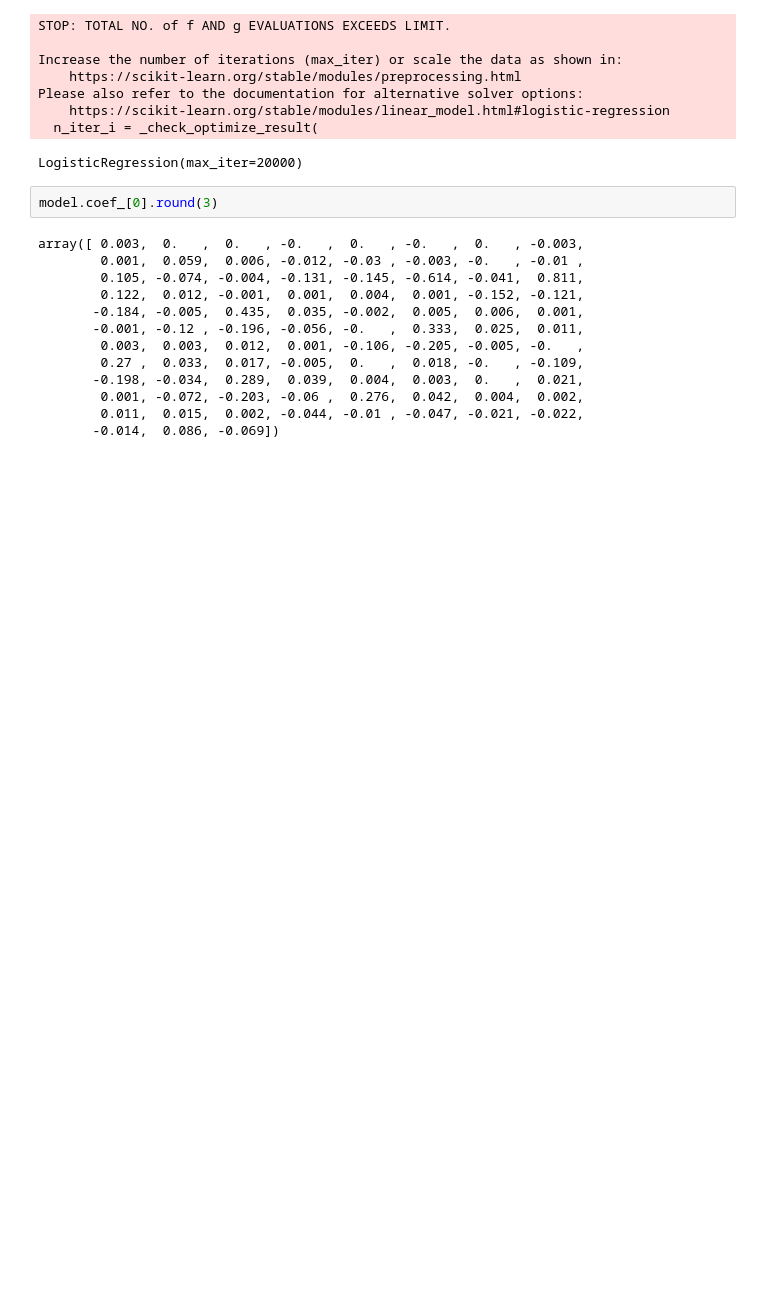
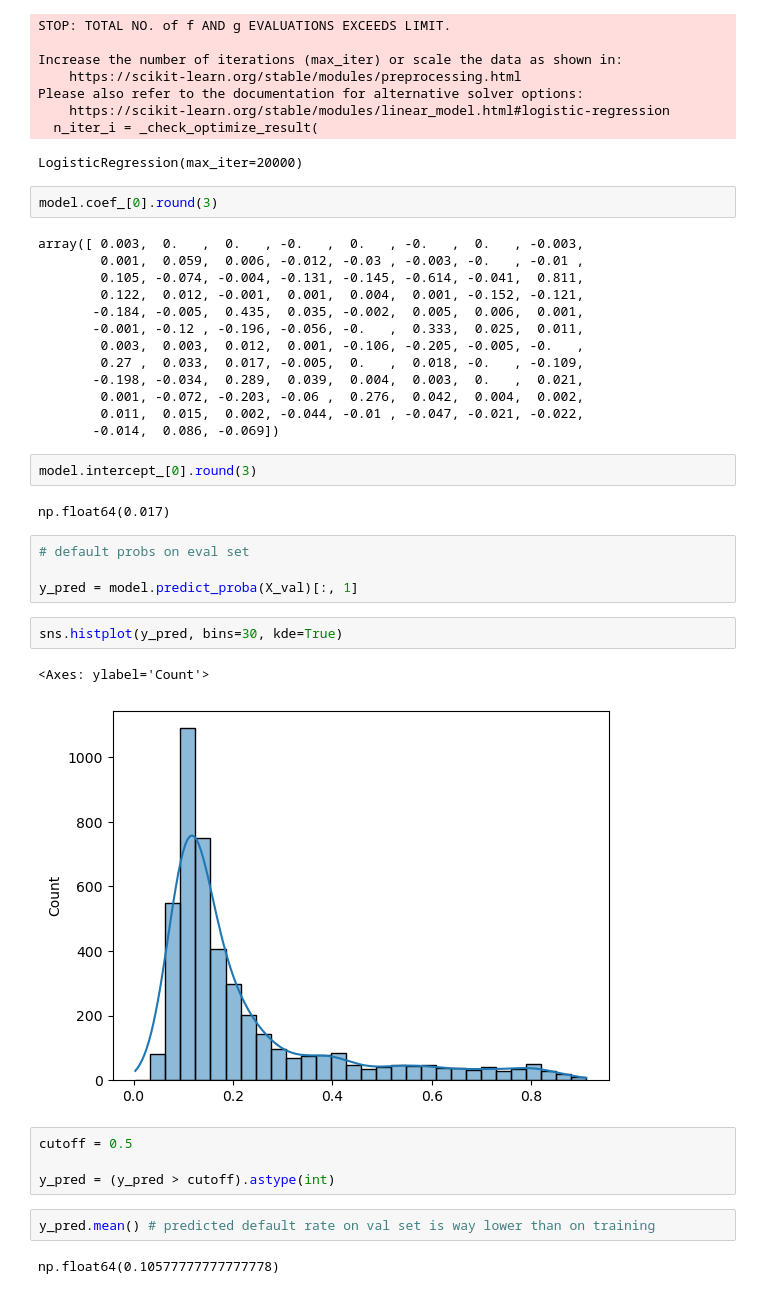
Before and after one commit to piotrswiecik/mlzoomcamp, a Jupyter notebook: various/cc_defaults.ipynb, the cells around one changed output. Saved outputs shown, nothing was run; the diff lists cells and outputs as text; blank space fills up the shorter version.

Commit message:
model v1

```diff
--- a/various/cc_defaults.ipynb
+++ b/various/cc_defaults.ipynb
@@ -478,3 +478,24 @@ array([ 0.003,  0.   ,  0.   , -0.   ,  0.   , -0.   ,  0.   , -0.003,
         0.001, -0.072, -0.203, -0.06 ,  0.276,  0.042,  0.004,  0.002,
         0.011,  0.015,  0.002, -0.044, -0.01 , -0.047, -0.021, -0.022,
        -0.014,  0.086, -0.069])
+# %%
+model.intercept_[0].round(3)
+# %% [output]
+np.float64(0.017)
+# %%
+# default probs on eval set
+
+y_pred = model.predict_proba(X_val)[:, 1]
+# %%
+sns.histplot(y_pred, bins=30, kde=True)
+# %% [output]
+<Axes: ylabel='Count'>
+[figure, added]
+# %%
+cutoff = 0.5
+
+y_pred = (y_pred > cutoff).astype(int)
+# %%
+y_pred.mean() # predicted default rate on val set is way lower than on training
+# %% [output]
+np.float64(0.10577777777777778)
```
Also changed, not shown: parts of 3 cells of this notebook.
